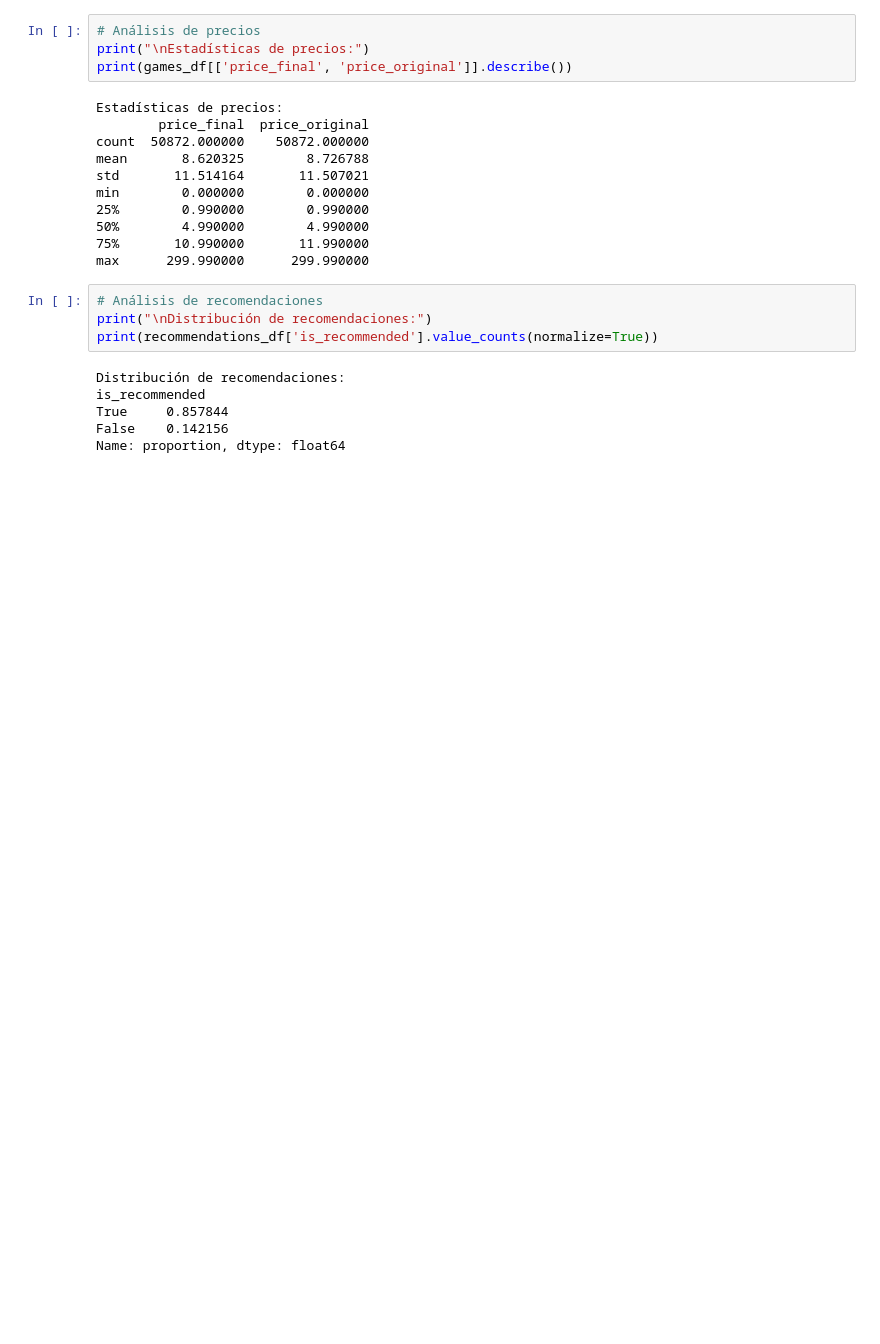
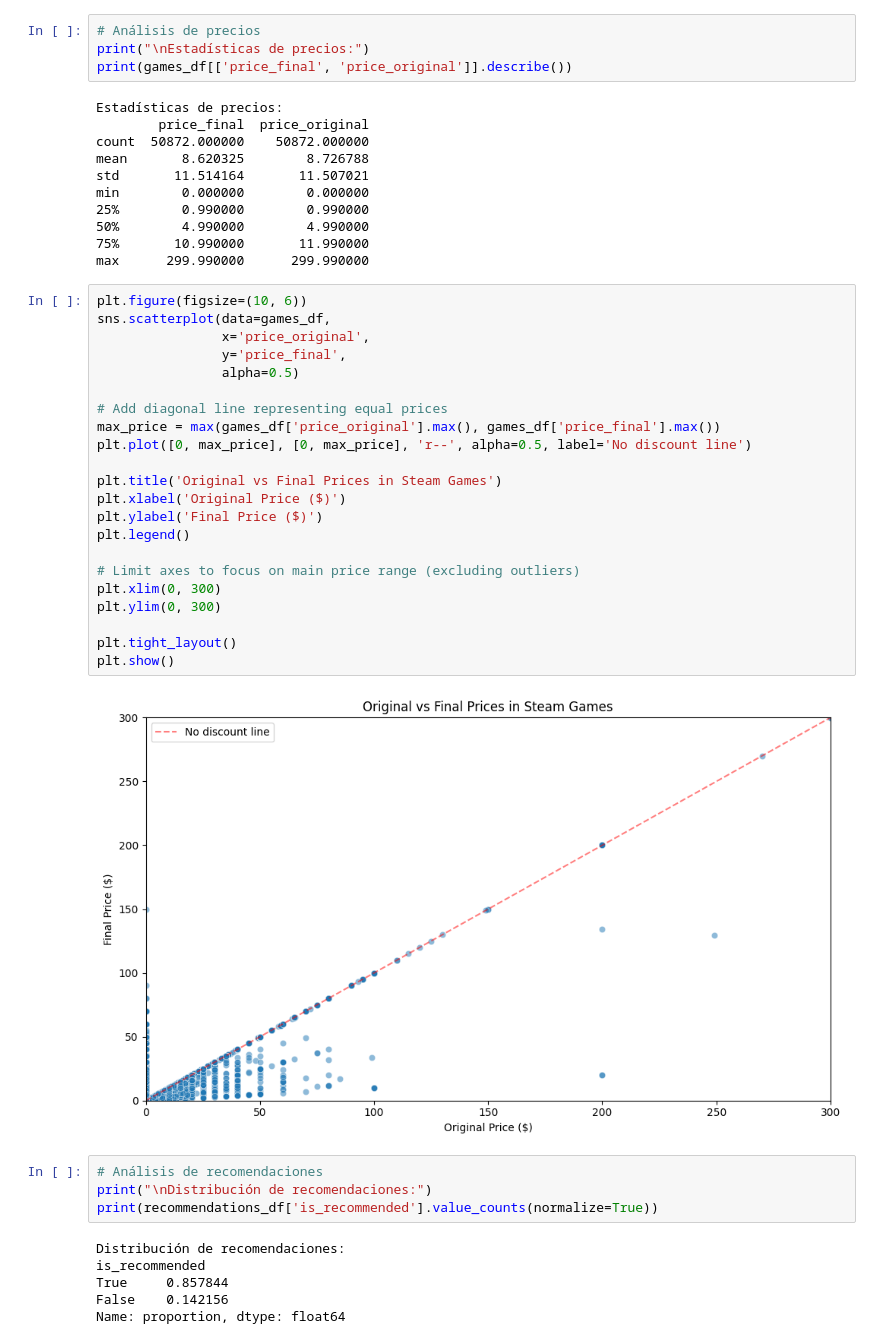
Before and after one commit to 00sen/7th-deep-learning, a Jupyter notebook: pytorch_transfer.ipynb, the cells around one changed output. Saved outputs shown, nothing was run; the diff lists cells and outputs as text; blank space fills up the shorter version.

```diff
--- a/pytorch_transfer.ipynb
+++ b/pytorch_transfer.ipynb
@@ -232,6 +261,30 @@ min        0.000000        0.000000
 50%        4.990000        4.990000
 75%       10.990000       11.990000
 max      299.990000      299.990000
+# %%
+plt.figure(figsize=(10, 6))
+sns.scatterplot(data=games_df,
+                x='price_original',
+                y='price_final',
+                alpha=0.5)
+
+# Add diagonal line representing equal prices
+max_price = max(games_df['price_original'].max(), games_df['price_final'].max())
+plt.plot([0, max_price], [0, max_price], 'r--', alpha=0.5, label='No discount line')
+
+plt.title('Original vs Final Prices in Steam Games')
+plt.xlabel('Original Price ($)')
+plt.ylabel('Final Price ($)')
+plt.legend()
+
+# Limit axes to focus on main price range (excluding outliers)
+plt.xlim(0, 300)
+plt.ylim(0, 300)
+
+plt.tight_layout()
+plt.show()
+# %% [output]
+[figure, added]
 # %%
 # Análisis de recomendaciones
 print("\nDistribución de recomendaciones:")
```
Also changed, not shown: parts of 40 cells of this notebook, 3 other files.
